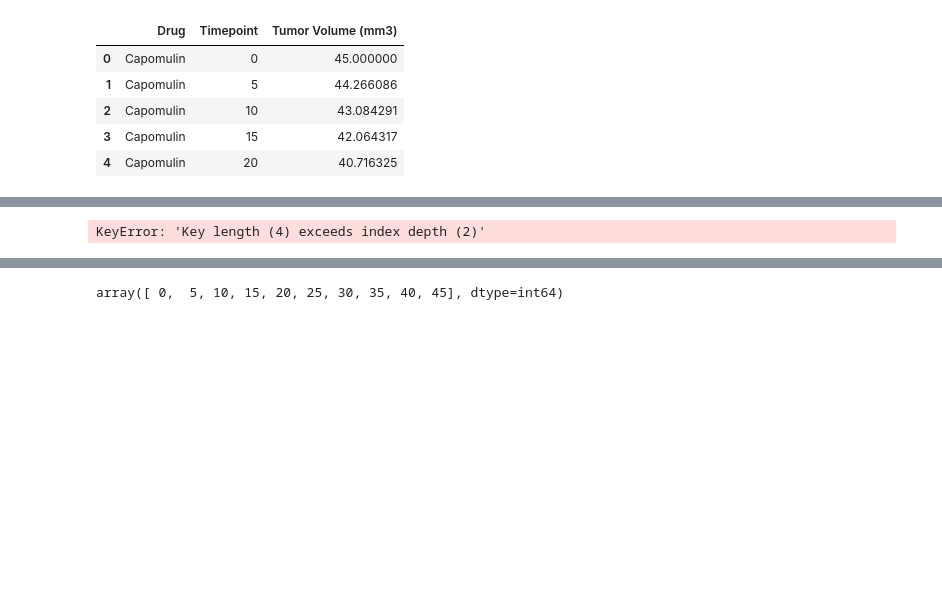
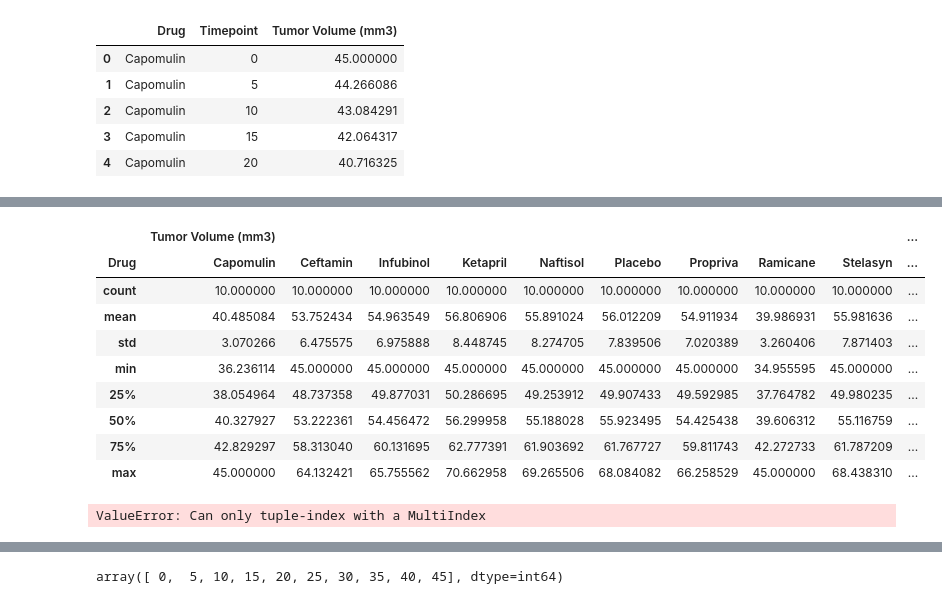
Before and after one commit to jungsik89/databootcamp-homework, a Jupyter notebook: Unit5-Matplotlib/Pymaceuticals/pymaceuticals_starter.ipynb, the cells around one changed output, grey strips where cells are left out. Cells and saved outputs as stored; diff of their text form; code cells hidden in the pictures; blank space fills up the shorter version.

```diff
--- a/Unit5-Matplotlib/Pymaceuticals/pymaceuticals_starter.ipynb
+++ b/Unit5-Matplotlib/Pymaceuticals/pymaceuticals_starter.ipynb
@@ -179,9 +179,24 @@ meantumordfpivot
 | 40 | 36.958001 | 61.467895 | 63.162824 | 66.068580 | 65.600754 | 65.052675 | 63.045537 | 36.574081 | 65.356386 | ... |
 | 45 | 36.236114 | 64.132421 | 65.755562 | 70.662958 | 69.265506 | 68.084082 | 66.258529 | 34.955595 | 68.438310 | ... |
 # %%
-
-meantumordfpivot = meantumordfpivot.loc(meantumordfpivot['Capomulin','Infubinol','Ketapril','Placebo'])
+#type(meantumordfpivot)
+meantumordfpivot.describe()
+#meantumordfpivot.loc(meantumordfpivot(['Capomulin','Infubinol','Ketapril','Placebo']))
 # %% [output]
-KeyError: 'Key length (4) exceeds index depth (2)'
+|  | Tumor Volume (mm3) |  |  |  |  |  |  |  |  | ... |
+| Drug | Capomulin | Ceftamin | Infubinol | Ketapril | Naftisol | Placebo | Propriva | Ramicane | Stelasyn | ... |
+| count | 10.000000 | 10.000000 | 10.000000 | 10.000000 | 10.000000 | 10.000000 | 10.000000 | 10.000000 | 10.000000 | ... |
+| mean | 40.485084 | 53.752434 | 54.963549 | 56.806906 | 55.891024 | 56.012209 | 54.911934 | 39.986931 | 55.981636 | ... |
+| std | 3.070266 | 6.475575 | 6.975888 | 8.448745 | 8.274705 | 7.839506 | 7.020389 | 3.260406 | 7.871403 | ... |
+| min | 36.236114 | 45.000000 | 45.000000 | 45.000000 | 45.000000 | 45.000000 | 45.000000 | 34.955595 | 45.000000 | ... |
+| 25% | 38.054964 | 48.737358 | 49.877031 | 50.286695 | 49.253912 | 49.907433 | 49.592985 | 37.764782 | 49.980235 | ... |
+| 50% | 40.327927 | 53.222361 | 54.456472 | 56.299958 | 55.188028 | 55.923495 | 54.425438 | 39.606312 | 55.116759 | ... |
+| 75% | 42.829297 | 58.313040 | 60.131695 | 62.777391 | 61.903692 | 61.767727 | 59.811743 | 42.272733 | 61.787209 | ... |
+| max | 45.000000 | 64.132421 | 65.755562 | 70.662958 | 69.265506 | 68.084082 | 66.258529 | 45.000000 | 68.438310 | ... |
+# %%
+#meantumordfpivot2 = meantumordfpivot.drop(columns=['Ceftamin','Naftisol','Propriva','Ramicane','Stelasyn','Zoniferol'],axis=1)
+meantumordfpivot.iloc[:,0][:,2]
+# %% [output]
+ValueError: Can only tuple-index with a MultiIndex
 # %%
 ##
```
Also changed, not shown: parts of 5 cells of this notebook, 5 other files.
